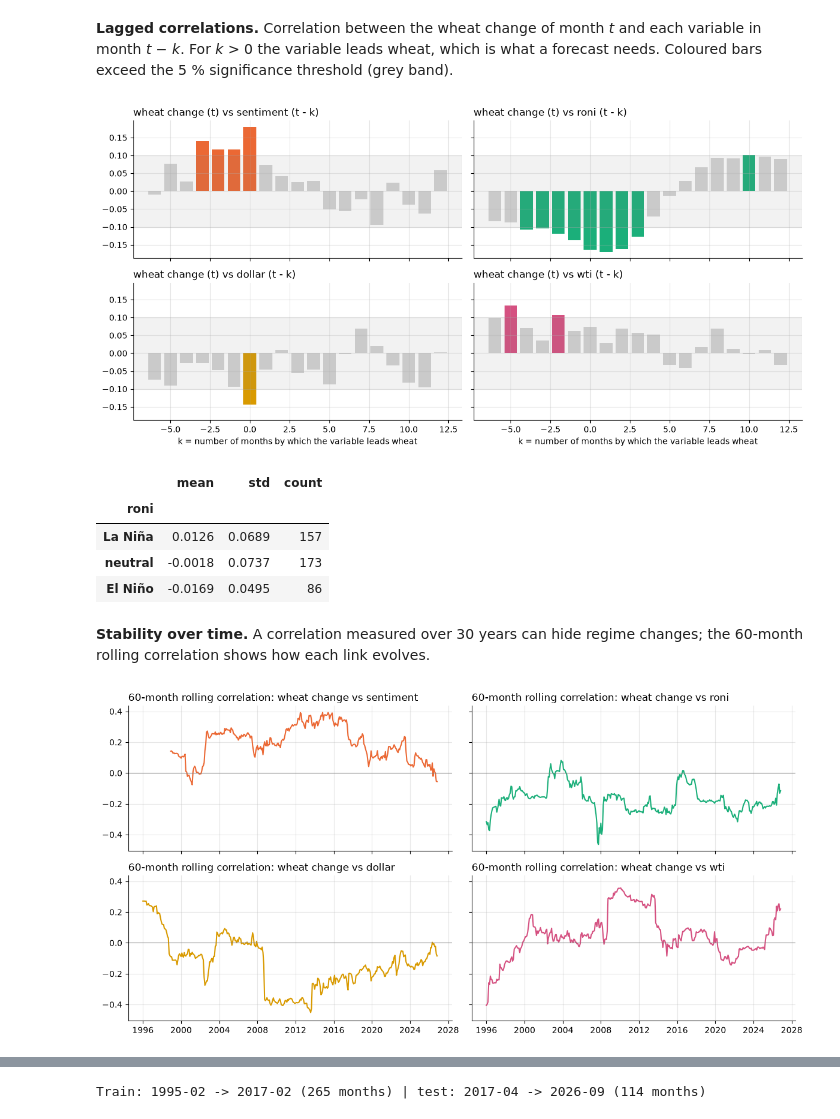
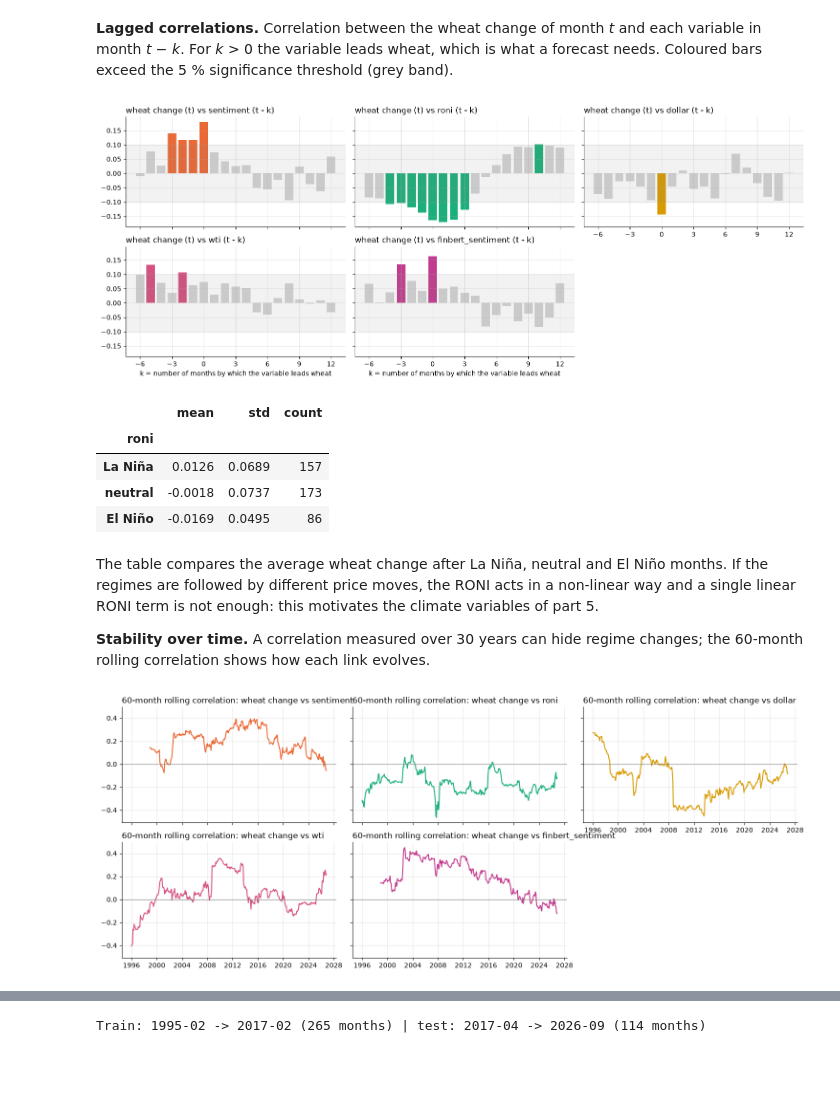
Before and after one commit to nathsdm/ML-for-portfolio, a Jupyter notebook: Wheat_final.ipynb, the cells around one changed output, grey strips where cells are left out. Cells and saved outputs as stored; diff of their text form; code cells hidden in the pictures; blank space fills up the shorter version.

```diff
--- a/Wheat_final.ipynb
+++ b/Wheat_final.ipynb
@@ -60,12 +70,4 @@ We define a cache function so that the notebook can be run without downloading t
 # %%
-def cached(name, download):
-    """Read `name` from the cache folder, or build it with `download()` and save it first."""
-    path = CACHE_DIR / name
-    if not path.exists():
-        download().to_csv(path, index=False)
-    return pd.read_csv(path, parse_dates=["date"])
-
-
 def fetch_imf_wheat():
     """Monthly wheat price from the IMF primary commodity prices database (SDMX JSON API)."""
     url = ("https://api.imf.org/external/sdmx/3.0/data/dataflow/IMF.RES/PCPS/9.0.0/*.PWHEAMT.USD.M"
@@ -107,15 +109,16 @@ def fetch_fred(series_id, name):
     response.raise_for_status()
     df = pd.read_csv(StringIO(response.text))
     df.columns = ["date", name]
+    df["date"] = pd.to_datetime(df["date"])
     df[name] = pd.to_numeric(df[name], errors="coerce")         # days without quote become NaN
     return df
 
 
-wheat_raw = cached("imf_wheat.csv", fetch_imf_wheat)
-roni_raw = cached("noaa_roni.csv", fetch_roni)
-dollar_old_raw = cached("fred_dtwexm.csv", lambda: fetch_fred("DTWEXM", "dollar_old"))    # major currencies, until 2019
-dollar_new_raw = cached("fred_dtwexbgs.csv", lambda: fetch_fred("DTWEXBGS", "dollar_new"))  # broad index, since 2006
-wti_raw = cached("fred_wti.csv", lambda: fetch_fred("DCOILWTICO", "wti"))
+wheat_raw = fetch_imf_wheat()
+roni_raw = fetch_roni()
+dollar_old_raw = fetch_fred("DTWEXM", "dollar_old")     # major currencies index, until 2019
+dollar_new_raw = fetch_fred("DTWEXBGS", "dollar_new")   # broad index, since 2006
+wti_raw = fetch_fred("DCOILWTICO", "wti")
 for name, df in {"wheat": wheat_raw, "roni": roni_raw, "dollar_old": dollar_old_raw,
                  "dollar_new": dollar_new_raw, "wti": wti_raw}.items():
     print(f"{name:11s} {len(df):5d} rows  {df['date'].min():%Y-%m-%d} -> {df['date'].max():%Y-%m-%d}")
@@ -535,12 +500,14 @@ holes = pd.date_range(panel.index[0], panel.index[-1], freq="MS").difference(pan
 print(f"Common sample: {len(panel)} months ({panel.index[0]:%Y-%m} -> {panel.index[-1]:%Y-%m}); "
       f"months missing inside: {[f'{d:%Y-%m}' for d in holes]}")
 
-fig, axes = plt.subplots(2, 2, figsize=(13, 6), sharex=True, sharey=True)
+fig, axes = plt.subplots(2, 3, figsize=(15, 6), sharex=True, sharey=True)
 for ax, c in zip(axes.flat, VARS[1:]):
     ax.plot(z["wheat"], color=COLORS["wheat"], label="wheat")
     ax.plot(z[c], color=COLORS[c], label=c, alpha=0.8)
     ax.set_title(f"Standardised wheat vs {c}")
     ax.legend(loc="upper left", ncol=2)
+axes.flat[-1].axis("off")                     # 5 variables, 6 panels
+axes[0, 2].tick_params(labelbottom=True)
 plt.tight_layout()
 plt.show()
 # %% [output]
@@ -600,11 +567,14 @@ LAGS = range(-6, 13)
 band = 1.96 / np.sqrt(len(changes.dropna()))
 lag_corr = pd.DataFrame({c: [changes["wheat"].corr(changes[c].shift(k)) for k in LAGS] for c in VARS[1:]}, index=LAGS)
 
-fig, axes = plt.subplots(2, 2, figsize=(12, 6), sharex=True, sharey=True)
+fig, axes = plt.subplots(2, 3, figsize=(15, 6), sharex=True, sharey=True)
 for ax, c in zip(axes.flat, lag_corr):
     ax.bar(lag_corr.index, lag_corr[c], color=[COLORS[c] if abs(v) > band else "lightgray" for v in lag_corr[c]])
     ax.axhspan(-band, band, color="gray", alpha=0.1)
     ax.set_title(f"wheat change (t) vs {c} (t - k)")
+    ax.set_xticks(range(-6, 13, 3))
+axes.flat[-1].axis("off")
+axes[0, 2].tick_params(labelbottom=True)            # the panel below is empty
 for ax in axes[1]:
     ax.set_xlabel("k = number of months by which the variable leads wheat")
 plt.tight_layout()
@@ -614,24 +584,28 @@ plt.show()
 regime = pd.cut(monthly["roni"].shift(2), [-np.inf, -0.5, 0.5, np.inf], labels=["La Niña", "neutral", "El Niño"])
 display(changes["wheat"].groupby(regime, observed=True).agg(["mean", "std", "count"]).round(4))
 # %% [output]
-[figure, old version]
+[figure, new version]
 |  | mean | std | count |
 | roni |  |  |  |
 | La Niña | 0.0126 | 0.0689 | 157 |
 | neutral | -0.0018 | 0.0737 | 173 |
 | El Niño | -0.0169 | 0.0495 | 86 |
 # %% [markdown]
+The table compares the average wheat change after La Niña, neutral and El Niño months. If the regimes are followed by different price moves, the RONI acts in a non-linear way and a single linear RONI term is not enough: this motivates the climate variables of part 5.
+
 **Stability over time.** A correlation measured over 30 years can hide regime changes; the 60-month rolling correlation shows how each link evolves.
 # %%
-fig, axes = plt.subplots(2, 2, figsize=(12, 6), sharex=True, sharey=True)
+fig, axes = plt.subplots(2, 3, figsize=(15, 6), sharex=True, sharey=True)
 for ax, c in zip(axes.flat, VARS[1:]):
     ax.plot(changes["wheat"].rolling(60, min_periods=48).corr(changes[c]), color=COLORS[c])
     ax.axhline(0, color="gray", lw=0.8)
     ax.set_title(f"60-month rolling correlation: wheat change vs {c}")
+axes.flat[-1].axis("off")
+axes[0, 2].tick_params(labelbottom=True)            # the panel below is empty
 plt.tight_layout()
 plt.show()
 # %% [output]
-[figure, old version]
+[figure, new version]
 # %% [markdown]
 ## 5. Model
 The model forecasts the **wheat log return of the next month** using only information available at the time of the decision:
```
Also changed, not shown: parts of 17 cells of this notebook.
